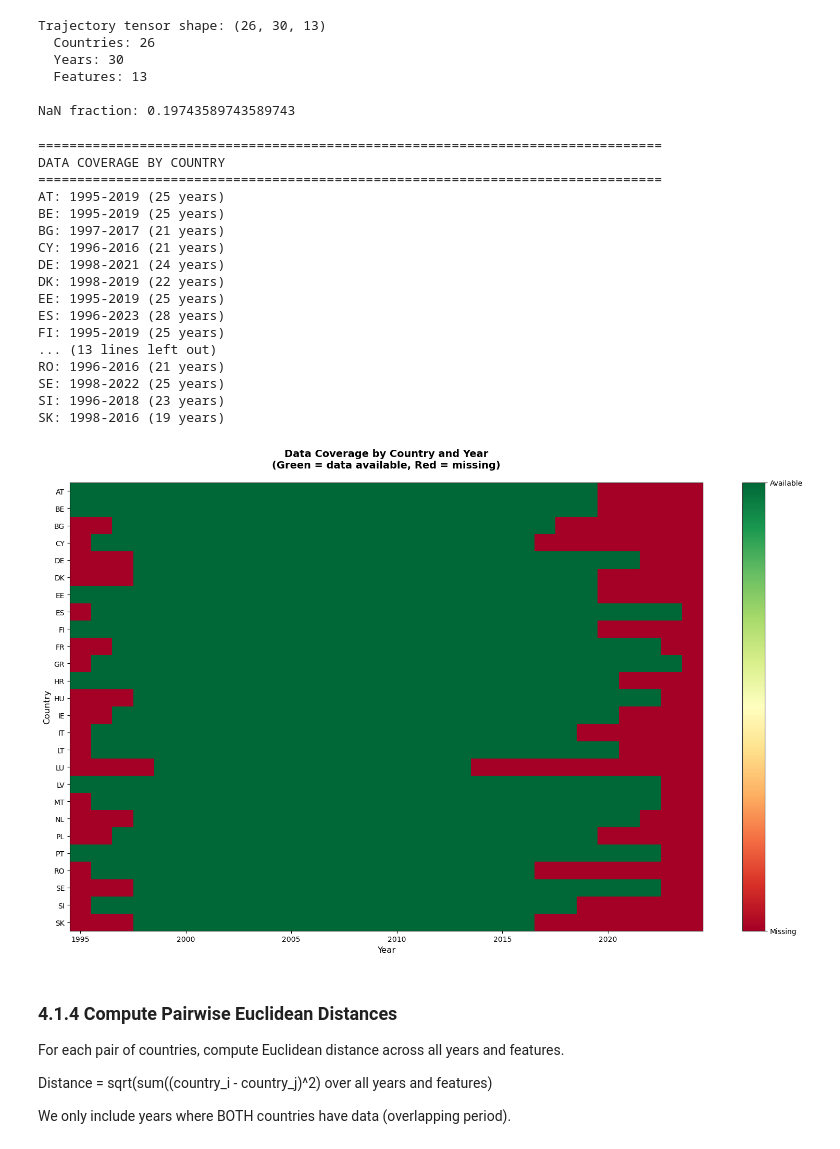
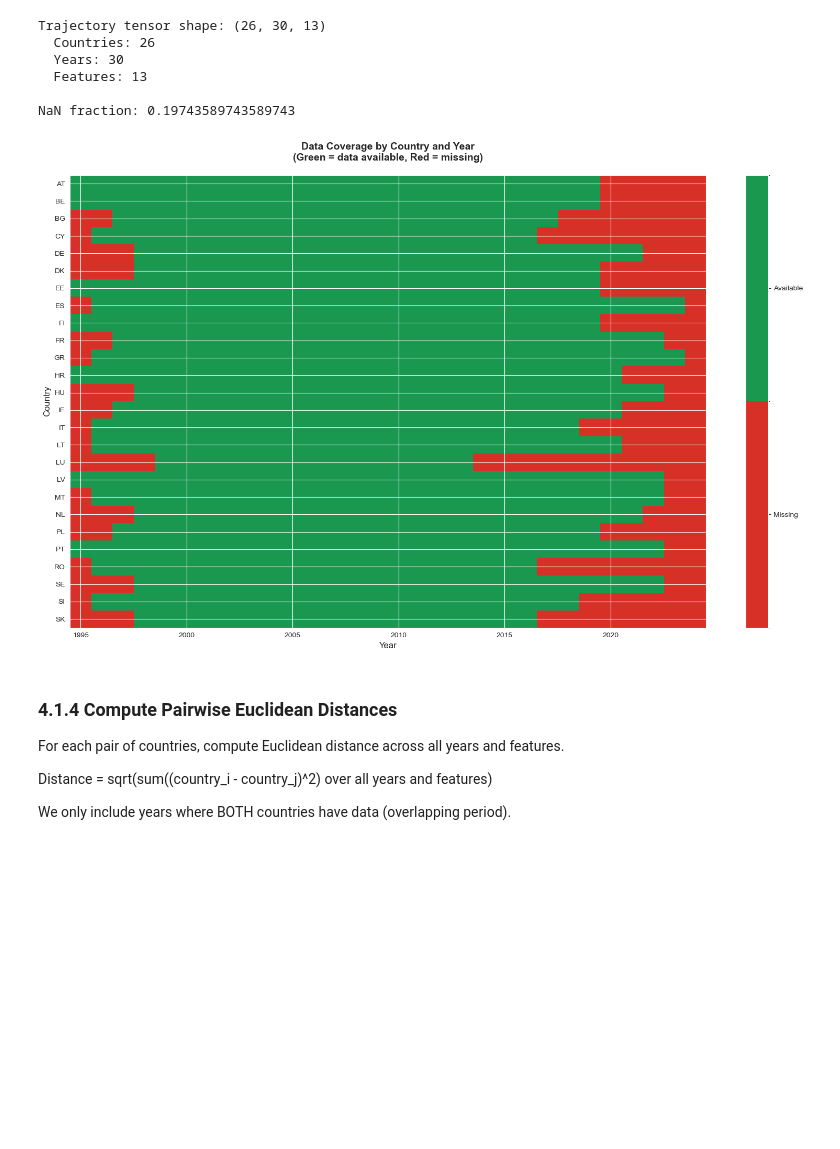
Before and after one commit to StefanSick/exdex_project, a Jupyter notebook: src/Group_20_notebook.ipynb, the cells around one changed output. Saved outputs shown, nothing was run; the diff lists cells and outputs as text; code cells hidden in the pictures; blank space fills up the shorter version.

Commit message:
fixing legend and dendogram explanation

```diff
--- a/src/Group_20_notebook.ipynb
+++ b/src/Group_20_notebook.ipynb
@@ -2033,69 +2035,56 @@ Trajectory tensor shape: (26, 30, 13)
 
 NaN fraction: 0.19743589743589743
 # %%
-# Diagnostic: Coverage summary
-print("\n" + "="*80)
-print("DATA COVERAGE BY COUNTRY")
-print("="*80)
-for i, geo in enumerate(countries):
-    has_data = ~np.isnan(tensor[i, :, 0])
-    year_indices = np.where(has_data)[0]
-
-    if len(year_indices) > 0:
-        first_year = years[year_indices[0]]
-        last_year = years[year_indices[-1]]
-        n_years = len(year_indices)
-        print(f"{geo}: {first_year}-{last_year} ({n_years} years)")
 
 # Visual coverage heatmap
 fig, ax = plt.subplots(figsize=(16, 10))
 
 # Create binary matrix: 1 if data exists, 0 if NaN
 coverage_matrix = np.zeros((len(countries), len(years)))
 for i in range(len(countries)):
     has_data = ~np.isnan(tensor[i, :, 0])
     coverage_matrix[i, :] = has_data.astype(int)
 
-# Plot heatmap
-im = ax.imshow(coverage_matrix, aspect='auto', cmap='RdYlGn', interpolation='none')
+# Define discrete colormap
+cmap = ListedColormap(["#d73027", "#1a9850"])  # red = missing, green = available
+norm = BoundaryNorm([-0.5, 0.5, 1.5], cmap.N)
+
+# Plot heatmap (ONLY ONCE)
+im = ax.imshow(
+    coverage_matrix,
+    aspect='auto',
+    cmap=cmap,
+    norm=norm,
+    interpolation='none'
+)
 
 # Set ticks
 ax.set_yticks(np.arange(len(countries)))
 ax.set_yticklabels(countries)
 ax.set_xticks(np.arange(0, len(years), 5))
 ax.set_xticklabels([years[i] for i in range(0, len(years), 5)])
 
 # Labels
 ax.set_xlabel('Year', fontsize=12)
 ax.set_ylabel('Country', fontsize=12)
-ax.set_title('Data Coverage by Country and Year\n(Green = data available, Red = missing)',
-             fontsize=14, weight='bold', pad=20)
+ax.set_title(
+    'Data Coverage by Country and Year\n(Green = data available, Red = missing)',
+    fontsize=14, weight='bold', pad=20
+)
 
-# Add colorbar
-cbar = plt.colorbar(im, ax=ax, ticks=[0, 1])
+# Discrete colorbar
+cbar = plt.colorbar(
+    im,
+    ax=ax,
+    ticks=[0, 1],
+    boundaries=[-0.5, 0.5, 1.5]
+)
 cbar.set_ticklabels(['Missing', 'Available'])
 
 plt.tight_layout()
 plt.show()
 # %% [output]
-================================================================================
-DATA COVERAGE BY COUNTRY
-================================================================================
-AT: 1995-2019 (25 years)
-BE: 1995-2019 (25 years)
-BG: 1997-2017 (21 years)
-CY: 1996-2016 (21 years)
-DE: 1998-2021 (24 years)
-DK: 1998-2019 (22 years)
-EE: 1995-2019 (25 years)
-ES: 1996-2023 (28 years)
-FI: 1995-2019 (25 years)
-... (13 lines left out)
-RO: 1996-2016 (21 years)
-SE: 1998-2022 (25 years)
-SI: 1996-2018 (23 years)
-SK: 1998-2016 (19 years)
-[figure, old version]
+[figure, new version]
 # %% [markdown]
 ### 4.1.4 Compute Pairwise Euclidean Distances
 
```
Also changed, not shown: parts of 2 cells of this notebook, 1 other file.
